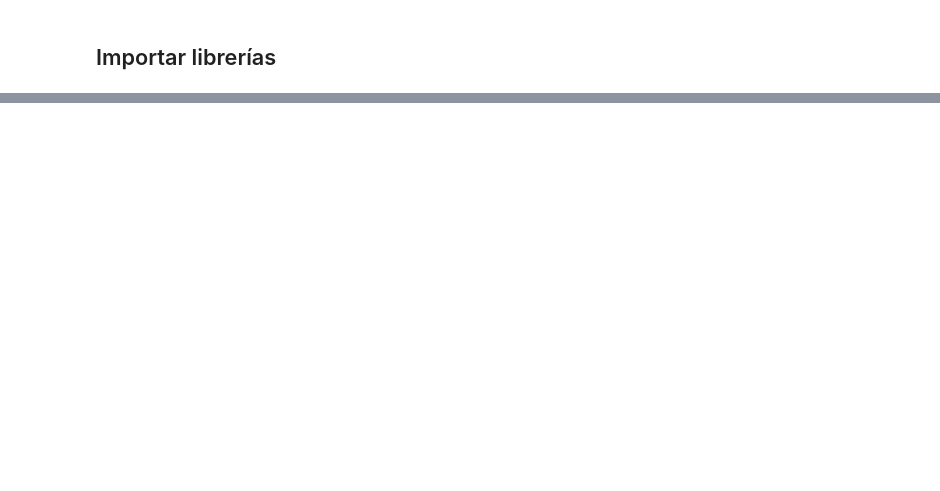
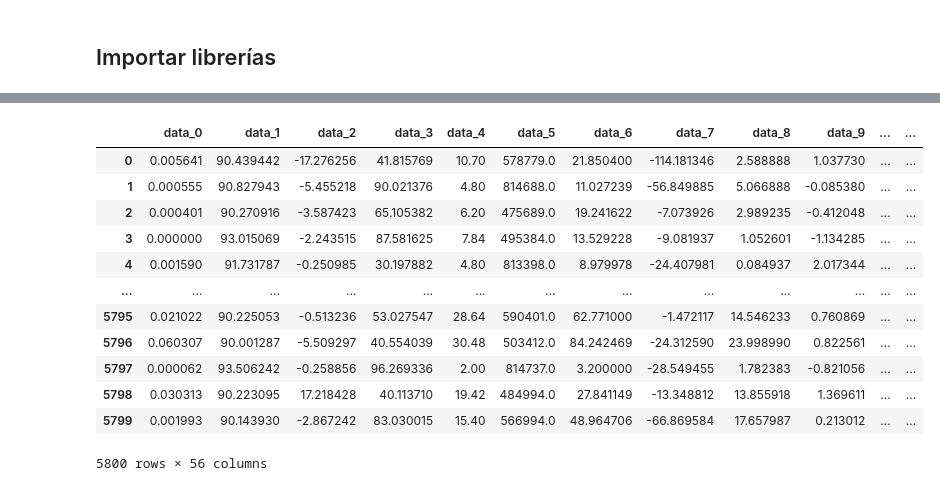
Before and after one commit to ajmtrz/eda_robots, a Jupyter notebook: ml_classifier.ipynb, the cells around one changed output, grey strips where cells are left out. Saved outputs shown, nothing was run; the diff lists cells and outputs as text; code cells hidden in the pictures; blank space fills up the shorter version.

```diff
--- a/ml_classifier.ipynb
+++ b/ml_classifier.ipynb
@@ -36,3 +52,19 @@ Sell -> Trades: 650 Features: 60
+# %%
+df_sell
+# %% [output]
+|  | data_0 | data_1 | data_2 | data_3 | data_4 | data_5 | data_6 | data_7 | data_8 | data_9 | ... | ... |
+| 0 | 0.005641 | 90.439442 | -17.276256 | 41.815769 | 10.70 | 578779.0 | 21.850400 | -114.181346 | 2.588888 | 1.037730 | ... | ... |
+| 1 | 0.000555 | 90.827943 | -5.455218 | 90.021376 | 4.80 | 814688.0 | 11.027239 | -56.849885 | 5.066888 | -0.085380 | ... | ... |
+| 2 | 0.000401 | 90.270916 | -3.587423 | 65.105382 | 6.20 | 475689.0 | 19.241622 | -7.073926 | 2.989235 | -0.412048 | ... | ... |
+| 3 | 0.000000 | 93.015069 | -2.243515 | 87.581625 | 7.84 | 495384.0 | 13.529228 | -9.081937 | 1.052601 | -1.134285 | ... | ... |
+| 4 | 0.001590 | 91.731787 | -0.250985 | 30.197882 | 4.80 | 813398.0 | 8.979978 | -24.407981 | 0.084937 | 2.017344 | ... | ... |
+| ... | ... | ... | ... | ... | ... | ... | ... | ... | ... | ... | ... | ... |
+| 5795 | 0.021022 | 90.225053 | -0.513236 | 53.027547 | 28.64 | 590401.0 | 62.771000 | -1.472117 | 14.546233 | 0.760869 | ... | ... |
+| 5796 | 0.060307 | 90.001287 | -5.509297 | 40.554039 | 30.48 | 503412.0 | 84.242469 | -24.312590 | 23.998990 | 0.822561 | ... | ... |
+| 5797 | 0.000062 | 93.506242 | -0.258856 | 96.269336 | 2.00 | 814737.0 | 3.200000 | -28.549455 | 1.782383 | -0.821056 | ... | ... |
+| 5798 | 0.030313 | 90.223095 | 17.218428 | 40.113710 | 19.42 | 484994.0 | 27.841149 | -13.348812 | 13.855918 | 1.369611 | ... | ... |
+| 5799 | 0.001993 | 90.143930 | -2.867242 | 83.030015 | 15.40 | 566994.0 | 48.964706 | -66.869584 | 17.657987 | 0.213012 | ... | ... |
+5800 rows × 56 columns
 # %%
 # Dividir
 X_buy = df_buy.drop(columns='target').values
```
Also changed, not shown: parts of 8 cells of this notebook, 2 other files.
